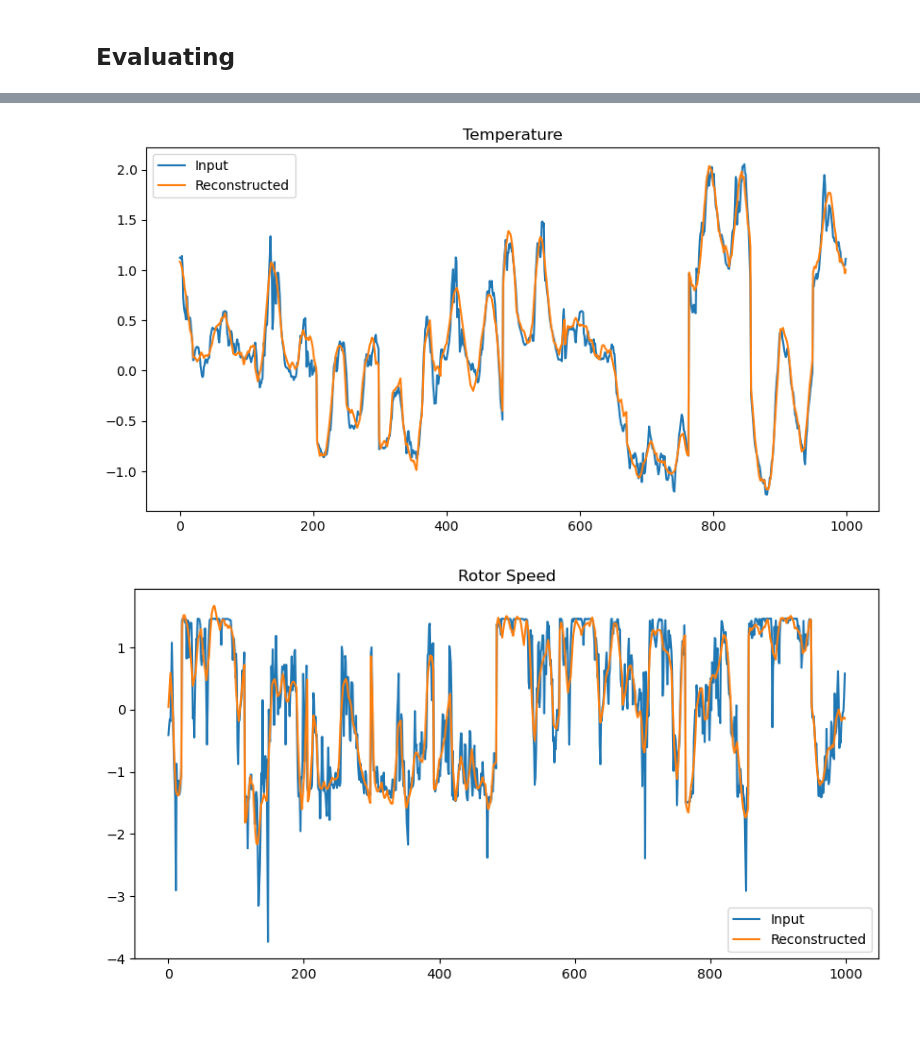
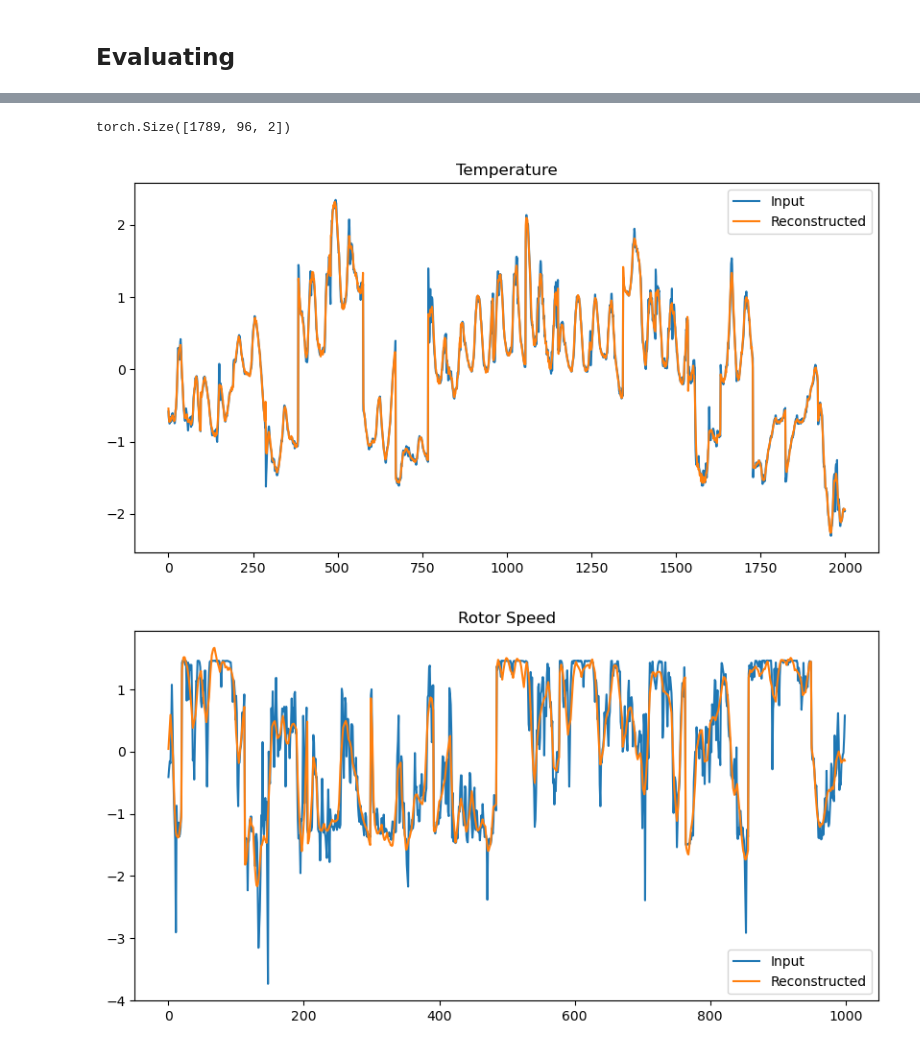
Before and after one commit to BuiHoangTu/ul.bds.NormalBehaviorMonitor, a Jupyter notebook: dev.ipynb, the cells around one changed output, grey strips where cells are left out. Cells and saved outputs as stored; diff of their text form; code cells hidden in the pictures; blank space fills up the shorter version.

```diff
--- a/dev.ipynb
+++ b/dev.ipynb
@@ -23,7 +23,7 @@ turbines
 from prepare_data import TurbineData
 
 
-turbineData = TurbineData(turbines[1], verbose=True)
+turbineData = TurbineData(turbines[1], verbose=False)
 print(turbineData.data3d.shape)
 print(turbineData.columns)
 # %% [output]
@@ -54,6 +48,7 @@ idPower, idWind
 # %% [output]
 (2, 1)
 # %%
+turbineData.verbose = True
 normalIndices = turbineData.getNormalIndices(
     maxConsecutiveInvalid=0,  # 1 hours of consecutive invalid data
     maxInvalidRate=0.5,
@@ -463,0 +393,15 @@ Test loss: 0.08975242602173239
+# %%
+tempIn = []
+tempOut = []
+
+rotIn = []
+rotOut = []
+
+dateIn = []
+
+testLoss = 0
+
+model.eval()
+_, _, outputs, actual = infer(model, device, testLoader)
+testLoss = criterion(outputs, actual).item()
+print(f"Test loss: {testLoss}")
@@ -464,15 +410,22 @@ Test loss: 0.08975242602173239
+# %%
+outputs.size()
+# %% [output]
+torch.Size([1789, 96, 2])
 # %%
-a = 3700
-b = a + 1000
+a = 0
+b = a + 2000
+
+tempIn = actual[a:b, :, 0].detach().cpu().numpy().reshape(-1)
+tempOut = outputs[a:b, :, 0].detach().cpu().numpy().reshape(-1)
 
 plt.figure(figsize=(10, 5))
 plt.plot(tempIn[a:b], label="Input")
 plt.plot(tempOut[a:b], label="Reconstructed")
 plt.legend()
 plt.title("Temperature")
 plt.show()
 # %% [output]
-[figure, old version]
+[figure, new version]
 # %%
 a = 3700
 b = a + 1000
```
Also changed, not shown: parts of 12 cells of this notebook, 1 other file.
